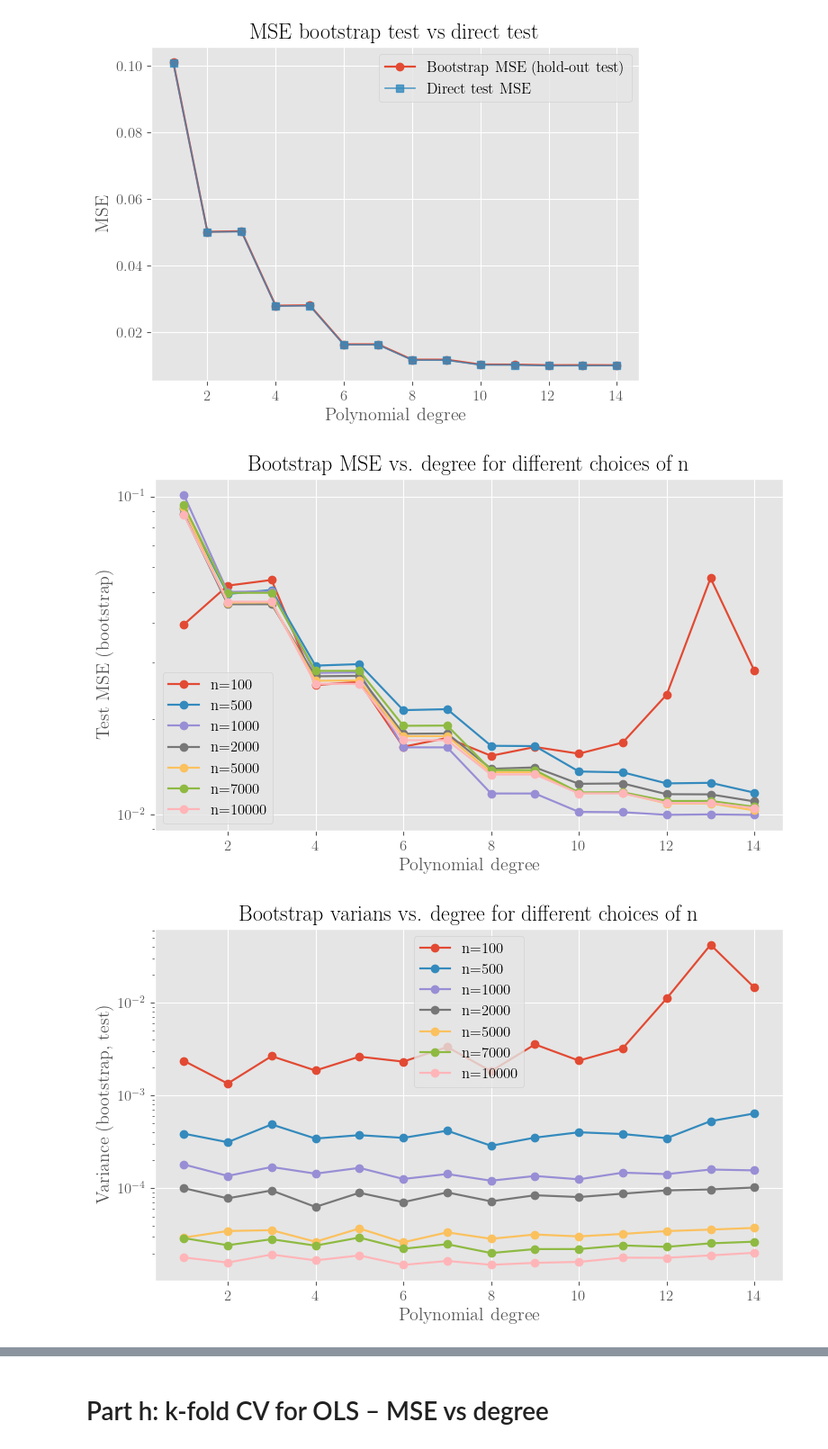
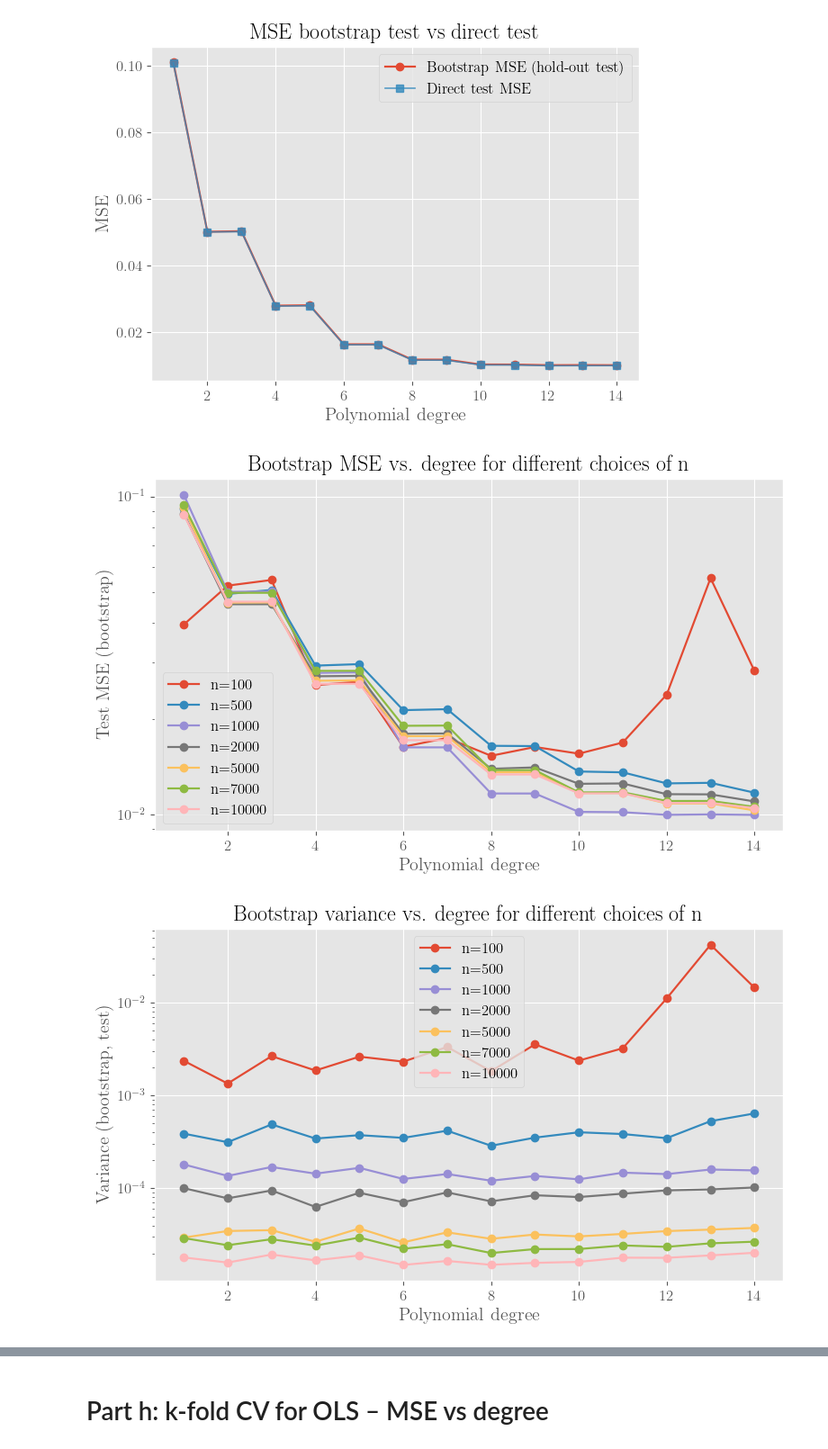
Before and after one commit to kjes4pres/Project_1_FYSSTK, a Jupyter notebook: Code/g_and_h.ipynb, the cells around one changed output, grey strips where cells are left out. Shown at 90% size. Cells and saved outputs as stored; diff of their text form; code cells hidden in the pictures.

```diff
--- a/Code/g_and_h.ipynb
+++ b/Code/g_and_h.ipynb
@@ -134,33 +134,33 @@ plt.savefig(out_dir / "G_boots_mse.pdf" , dpi=200, bbox_inches="tight")
 
 plt.show()
 
 # --- 2) Varians (bootstrap) vs degree ---
 plt.figure(figsize=(8,5))
 for n in n_points_list:
     plt.semilogy(degrees, results_by_n[n]["var_boots"], marker='o', linewidth=1.6, label=f"n={n}")
 plt.xlabel("Polynomial degree")
 plt.ylabel("Variance (bootstrap, test)")
-plt.title("Bootstrap varians vs. degree for different choices of n")
+plt.title("Bootstrap variance vs. degree for different choices of n")
 plt.legend()
 plt.tight_layout()
 
 plt.savefig(out_dir / "G_boots_var.pdf" , dpi=200, bbox_inches="tight")
 
 plt.show()
 
 # --- 3) Bias^2 (bootstrap) vs degree ---
 plt.figure(figsize=(8,5))
 for n in n_points_list:
     plt.semilogy(degrees, results_by_n[n]["bias_boots"], marker='o', linewidth=1.6, label=f"n={n}")
 plt.xlabel("Polynomial degree")
 plt.ylabel(r"Bias (bootstrap, test)")
-plt.title(r"Bootstrap bias$^2$ vs. degree for different choices of n")
+plt.title(r"Bootstrap bias vs. degree for different choices of n")
 plt.legend()
 plt.tight_layout()
 
 plt.savefig(out_dir / "G_boots_bias.pdf" , dpi=200, bbox_inches="tight")
 
 plt.show()
 # %% [output]
 [figure]
-[figure, old version]
+[figure, new version]
```
Also changed, not shown: parts of 9 cells of this notebook, 11 other files.
